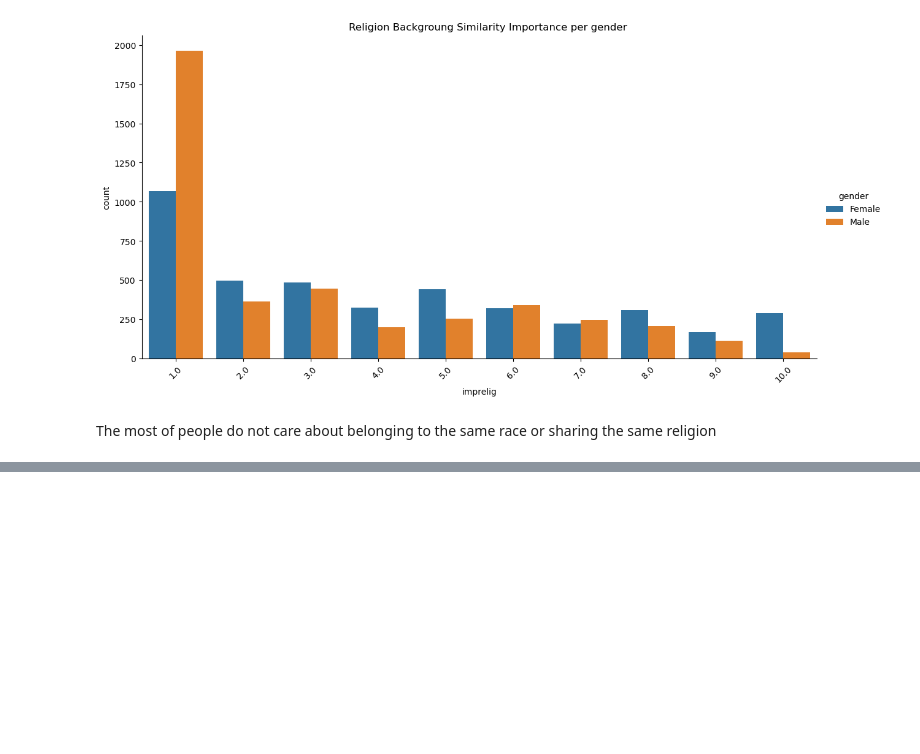
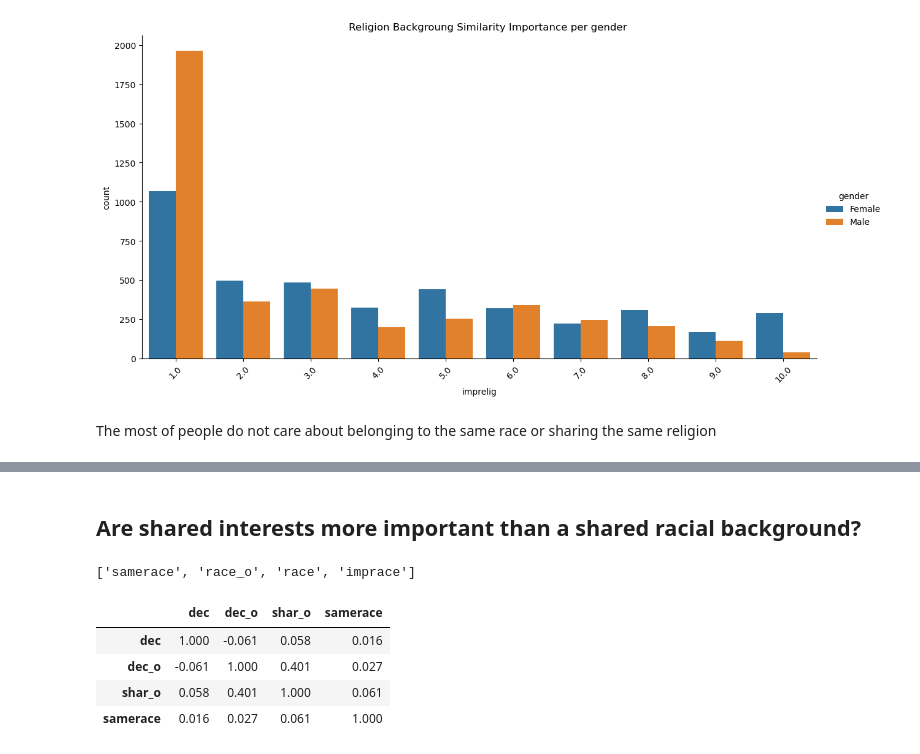
Before and after one commit to ClaudineWenhaji/Bloc_2, a Jupyter notebook: Bloc2_Speed_Dating.ipynb, the cells around one changed output, grey strips where cells are left out. Cells and saved outputs as stored; diff of their text form; code cells hidden in the pictures; blank space fills up the shorter version.

```diff
--- a/Bloc2_Speed_Dating.ipynb
+++ b/Bloc2_Speed_Dating.ipynb
@@ -846,0 +571,31 @@ sns.barplot(data=df, x='attribute', y='means', hue='gender');
+# %% [markdown]
+## Are shared interests more important than a shared racial background?
+# %%
+# Identify columns related to racial background
+# Inspect the column names for relevant keywords like 'race'
+columns = dataset_cleaned.columns
+race_columns = [col for col in columns if 'race' in col]
+
+race_columns
+# %% [output]
+['samerace', 'race_o', 'race', 'imprace']
+# %%
+# Extract the relevant columns for the analysis
+relevant_columns_race_interests = ['dec', 'dec_o', 'shar_o', 'samerace']
+race_interests_data = dataset_cleaned[relevant_columns_race_interests]
+
+# Drop rows with missing values for the initial analysis
+cleaned_race_interests_data = race_interests_data.dropna()
+
+# Calculate correlation between attributes and decisions
+correlation_race_interests = cleaned_race_interests_data.corr().round(3)
+
+#import ace_tools as tools; tools.display_dataframe_to_user(name="Race and Shared Interests Correlations", dataframe=correlation_race_interests)
+
+correlation_race_interests
+# %% [output]
+|  | dec | dec_o | shar_o | samerace |
+| dec | 1.000 | -0.061 | 0.058 | 0.016 |
+| dec_o | -0.061 | 1.000 | 0.401 | 0.027 |
+| shar_o | 0.058 | 0.401 | 1.000 | 0.061 |
+| samerace | 0.016 | 0.027 | 0.061 | 1.000 |
```
Also changed, not shown: parts of 55 cells of this notebook.
